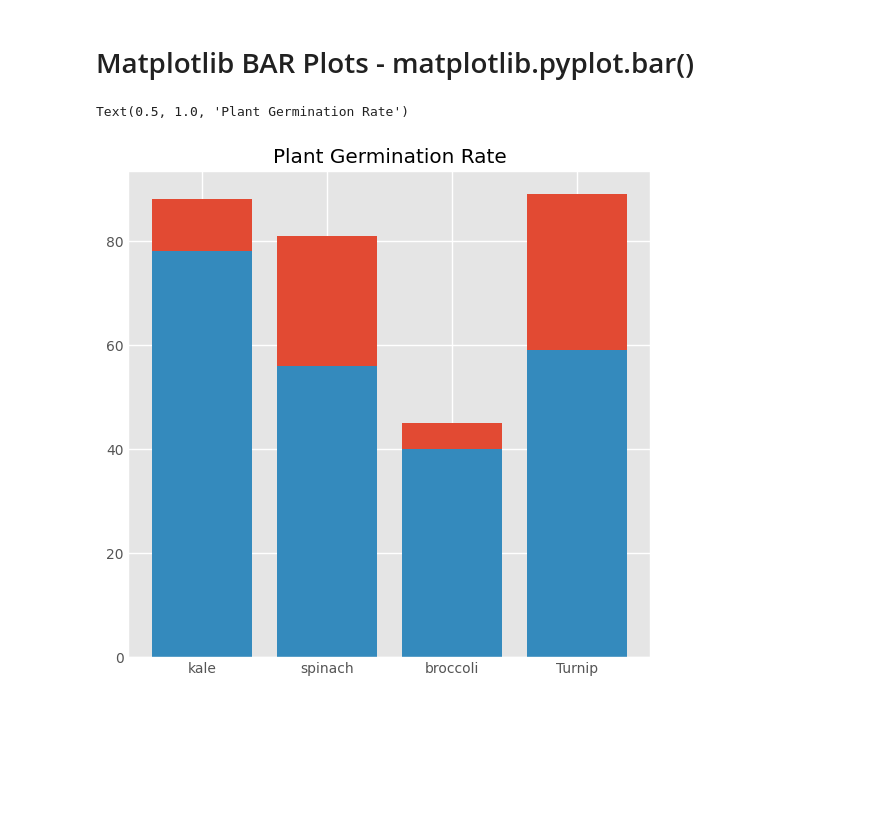
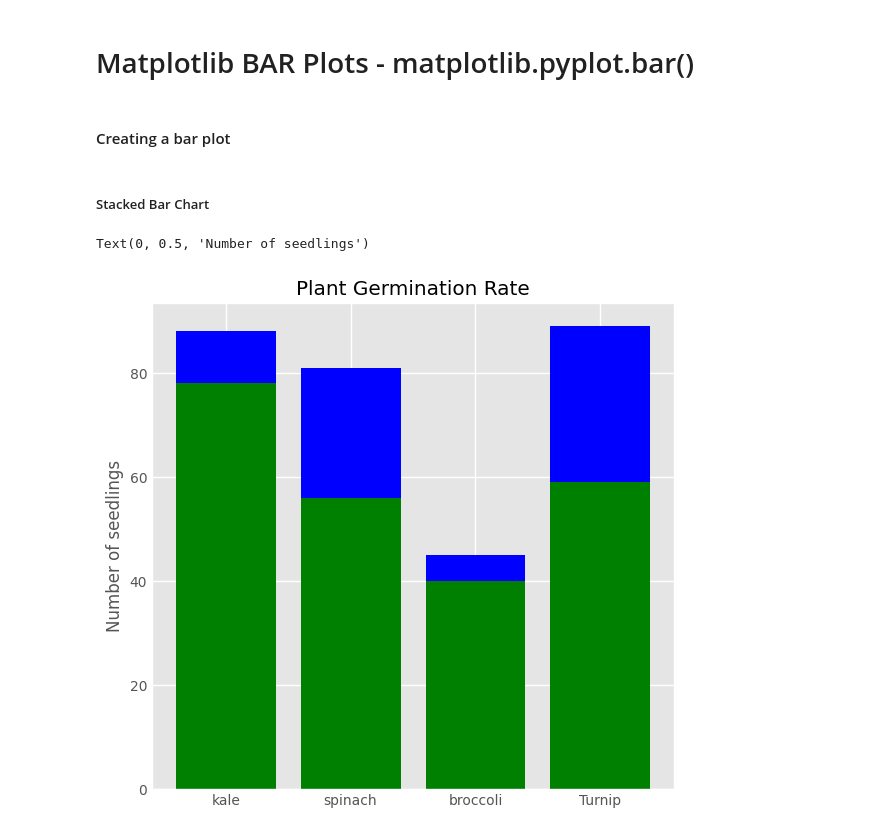
Before and after one commit to harshitgupta240197/Python, a Jupyter notebook: Matplotlib/Core_Concepts/Bar_Plots_matplotlib.ipynb, the cells around one changed output. Drawn from its saved outputs; the diff is of its cells as text; code cells hidden in the pictures; blank space fills up the shorter version.

Commit message:
Matplotlib Bar Charts

```diff
--- a/Matplotlib/Core_Concepts/Bar_Plots_matplotlib.ipynb
+++ b/Matplotlib/Core_Concepts/Bar_Plots_matplotlib.ipynb
@@ -8,11 +8,16 @@ plt.style.use('ggplot')
 plants = ['kale', 'spinach', 'broccoli', 'Turnip']
 died = [10,25,5,30]
 germinated = [78,56,40,59]
+# %% [markdown]
+#### Creating a bar plot
+# %% [markdown]
+##### Stacked Bar Chart
 # %%
 plt.figure(figsize=(6,6))
-plt.bar(plants, died, bottom=germinated, label = 'Died')
-plt.bar(plants, germinated, label = 'Germinated')
+plt.bar(plants, died, bottom=germinated, label = 'Died', color = 'blue')
+plt.bar(plants, germinated, label = 'Germinated', color = 'green')
 plt.title('Plant Germination Rate')
+plt.ylabel('Number of seedlings')
 # %% [output]
-Text(0.5, 1.0, 'Plant Germination Rate')
+Text(0, 0.5, 'Number of seedlings')
-[figure, old version]
+[figure, new version]
```
Also changed, not shown: parts of 3 cells of this notebook.
